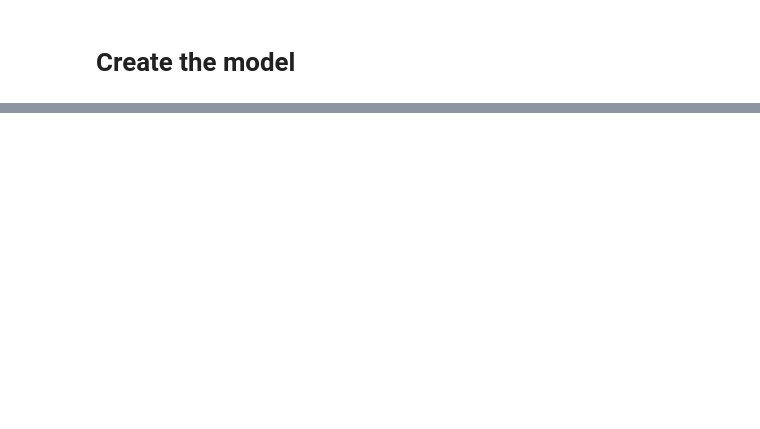
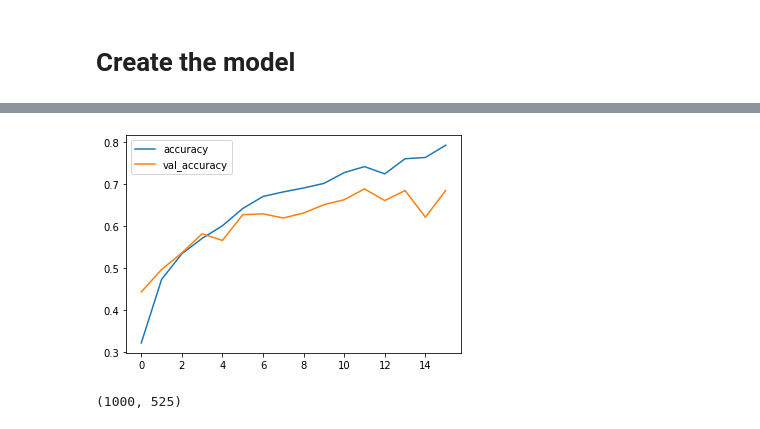
Before and after one commit to yannickrud/Garbage-Classification, a Jupyter notebook: dev.ipynb, the cells around one changed output, grey strips where cells are left out. Cells and saved outputs as stored; diff of their text form; code cells hidden in the pictures; blank space fills up the shorter version.

```diff
--- a/dev.ipynb
+++ b/dev.ipynb
@@ -123,6 +148,7 @@ print(np.min(first_image), np.max(first_image))
 num_classes = len(class_names)
 
 model = Sequential([
+  data_augmentation,
   layers.Rescaling(1./255, input_shape=(img_height, img_width, 3)),
   layers.Conv2D(16, 3, padding='same', activation='relu'),
   layers.MaxPooling2D(),
@@ -130,6 +156,7 @@ model = Sequential([
   layers.MaxPooling2D(),
   layers.Conv2D(64, 3, padding='same', activation='relu'),
   layers.MaxPooling2D(),
+  layers.Dropout(0.2),
   layers.Flatten(),
   layers.Dense(128, activation='relu'),
   layers.Dense(num_classes)
@@ -159,10 +186,11 @@ Trainable params: 3,989,414
 Non-trainable params: 0
 _________________________________________________________________
 # %%
-epochs=10
+epochs=20
 history = model.fit(
   train_ds,
   validation_data=val_ds,
-  epochs=epochs
+  epochs=epochs,
+  callbacks=[early_stopping]
 )
 # %% [output]
@@ -170,0 +214,5 @@ KeyboardInterrupt:
+# %%
+history_df = pd.DataFrame(history.history)
+history_df.loc[:, ['accuracy', 'val_accuracy']].plot();
+print("Minimum validation loss: {}".format(history_df['val_loss'].min()))
+# %% [output]
@@ -170,0 +220,6 @@ KeyboardInterrupt:
+[figure, added]
+# %%
+img = Image.open('./dataSources/Alu_ml.jpg')
+img.size
+# %% [output]
+(1000, 525)
```
Also changed, not shown: parts of 12 cells of this notebook.
